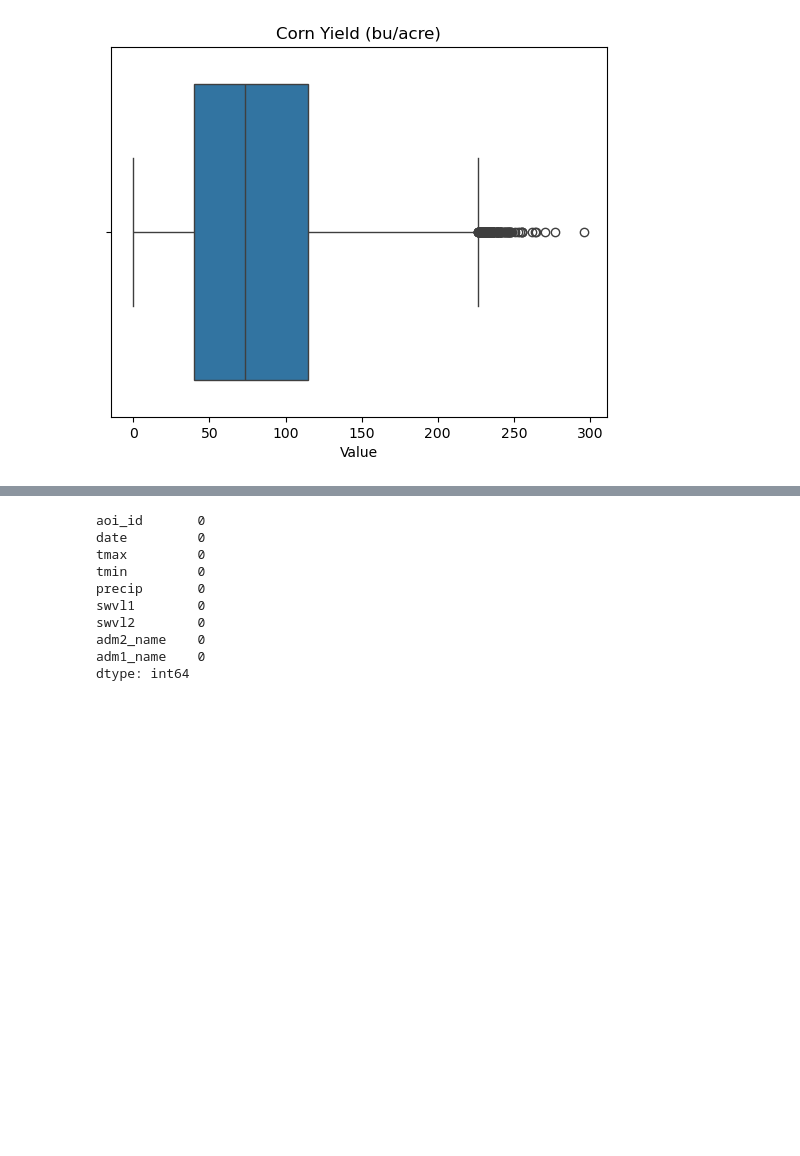
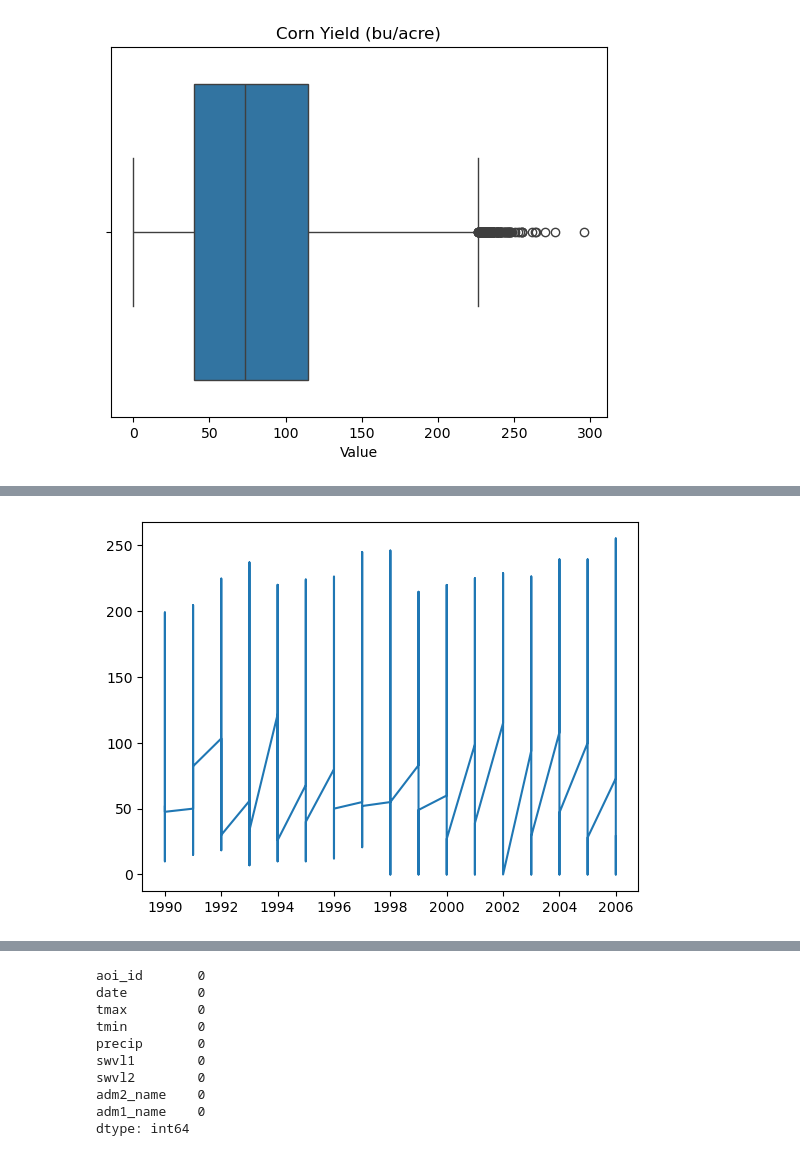
Before and after one commit to AntonioDonnangelo/Predicting-2024-US-Corn-Yield, a Jupyter notebook: Predicting_2024_US_Corn_Yield.ipynb, the cells around one changed output, grey strips where cells are left out. Saved outputs shown, nothing was run; the diff lists cells and outputs as text; code cells hidden in the pictures; blank space fills up the shorter version.

```diff
--- a/Predicting_2024_US_Corn_Yield.ipynb
+++ b/Predicting_2024_US_Corn_Yield.ipynb
@@ -208,0 +234,6 @@ plt.show()
+# %%
+df_filtered = df[(df['year'] >= 1990) & (df['year'] <= 2006)]
+plt.plot(df_filtered['year'], df_filtered['Value'])
+plt.show()
+# %% [output]
+[figure, added]
```
Also changed, not shown: parts of 47 cells of this notebook.
